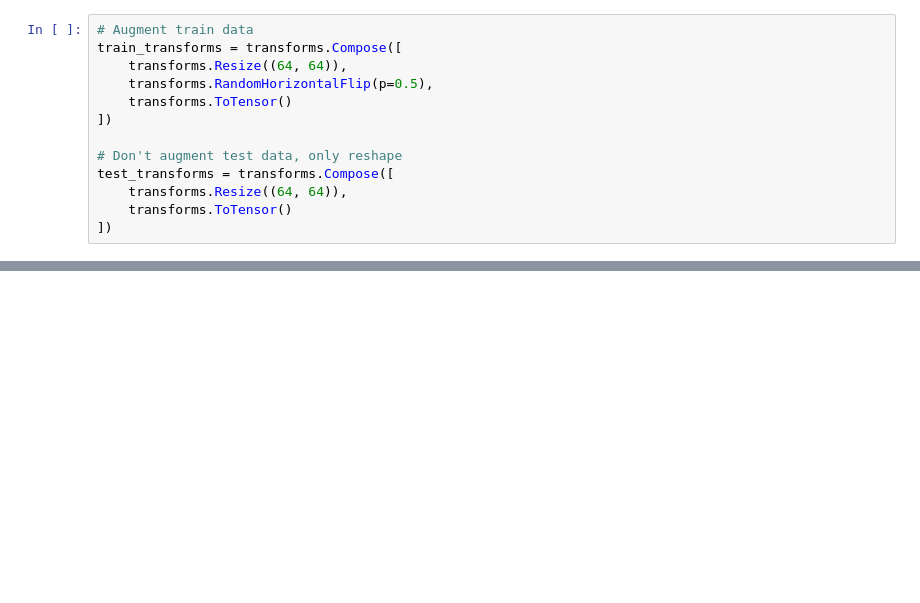
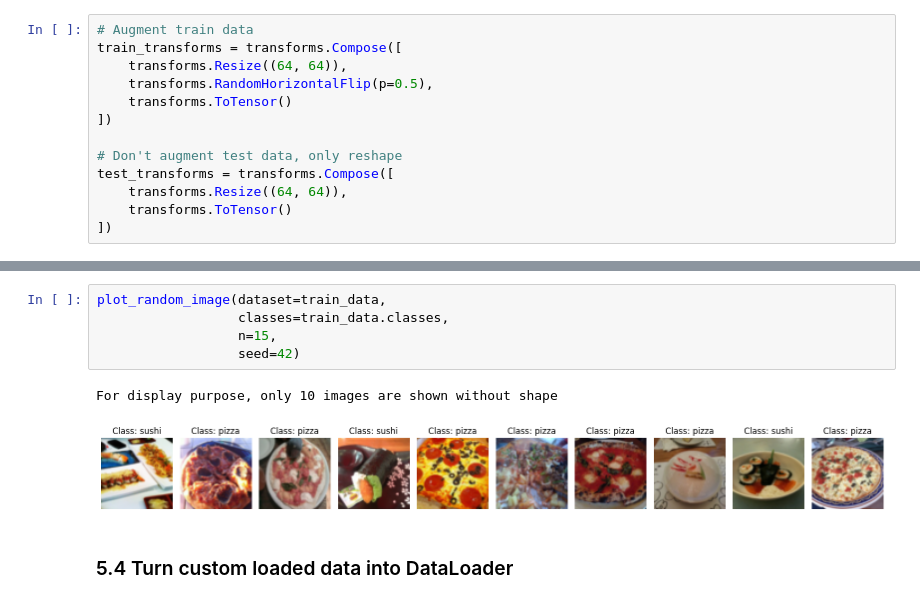
Before and after one commit to Sovit1056/Pytorch_practice, a Jupyter notebook: 04_Pytorch_custom_datasets.ipynb, the cells around one changed output, grey strips where cells are left out. Saved outputs shown, nothing was run; the diff lists cells and outputs as text; blank space fills up the shorter version.

```diff
--- a/04_Pytorch_custom_datasets.ipynb
+++ b/04_Pytorch_custom_datasets.ipynb
@@ -643,0 +756,10 @@ test_transforms = transforms.Compose([
+# %%
+plot_random_image(dataset=train_data,
+                  classes=train_data.classes,
+                  n=15,
+                  seed=42)
+# %% [output]
+For display purpose, only 10 images are shown without shape
+[figure, added]
+# %% [markdown]
+### 5.4 Turn custom loaded data into DataLoader
```
Also changed, not shown: parts of 24 cells of this notebook.
